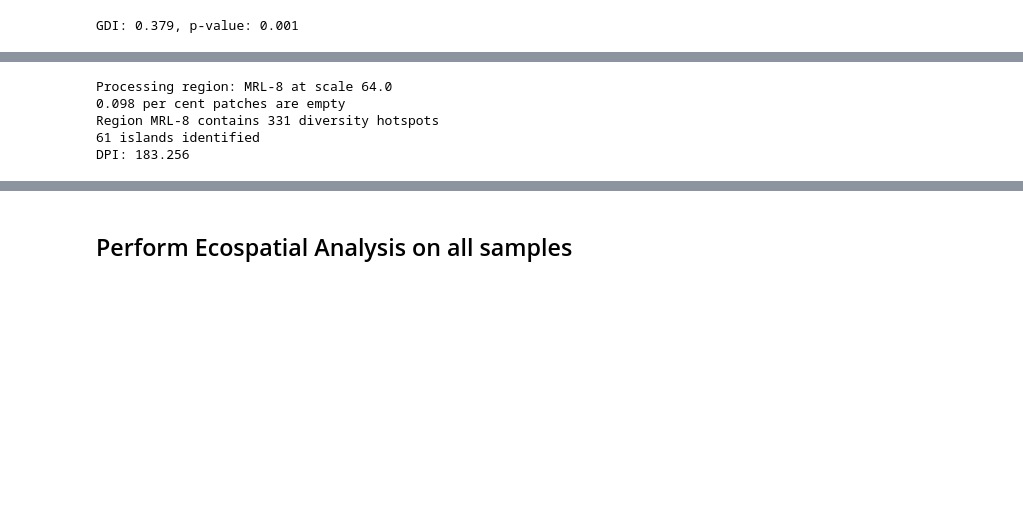
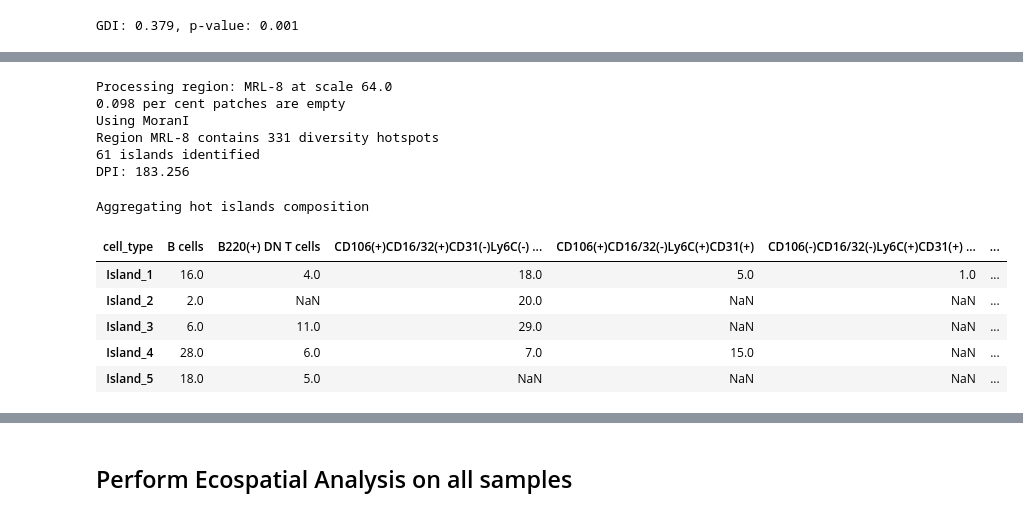
Before and after one commit to Feanor007/MESA, a Jupyter notebook: docs/notebooks/tutorials/MESA_Tutorials.ipynb, the cells around one changed output, grey strips where cells are left out. Cells and saved outputs as stored; diff of their text form; code cells hidden in the pictures; blank space fills up the shorter version.

```diff
--- a/docs/notebooks/tutorials/MESA_Tutorials.ipynb
+++ b/docs/notebooks/tutorials/MESA_Tutorials.ipynb
@@ -144,17 +189,42 @@ Hot = True
 proximity_I = eco.calculate_DPI(spatial_data=adata,
                                 scale=64.0,
                                 library_key='sample',
-                                library_ids=[sample_id],
+                                library_id=[sample_id],
                                 spatial_key='spatial',
                                 cluster_key='cell_type',
                                 hotspot=Hot,
                                 mode='MoranI',
                                 p_value=0.01,
                                 metric='Shannon Diversity')
-print(f"DPI: {proximity_I.get(sample_id)[0]:.3f}")
+print(f"DPI: {proximity_I.loc[sample_id,'DPI']:.3f}")
 # %% [output]
 Processing region: MRL-8 at scale 64.0
 0.098 per cent patches are empty
+Using MoranI
 Region MRL-8 contains 331 diversity hotspots
 61 islands identified
 DPI: 183.256
+# %%
+# Visualise Islands composition and similarity
+from scipy.spatial.distance import pdist, squareform
+labelled_hot, num_hot_islands = eco._utils._label_islands(hotspots, rook=True)
+labelled_cold, num_cold_islands = eco._utils._label_islands(coldspots, rook=True)
+if Hot:
+    print(f"Aggregating hot islands composition")
+    filtered_patches_coordinates = [patch for patch, is_hotspot in zip(patches_coordinates, hotspots.flatten()) if is_hotspot]
+    filtered_patches_comp = [patch for patch, is_hotspot in zip(patches_comp, hotspots.flatten()) if is_hotspot]
+    island_comp = eco._utils.aggregate_spot_compositions(labelled_hot, patches_comp)
+else:
+    print(f"Aggregating cold islands composition")
+    filtered_patches_coordinates = [patch for patch, is_coldspot in zip(patches_coordinates, coldspots.flatten()) if is_coldspot]
+    filtered_patches_comp = [patch for patch, is_coldspot in zip(patches_comp, coldspots.flatten()) if is_coldspot]
+    island_comp = eco._utils.aggregate_spot_compositions(labelled_cold, patches_comp)
+island_comp.head()
+# %% [output]
+Aggregating hot islands composition
+| cell_type | B cells | B220(+) DN T cells | CD106(+)CD16/32(+)CD31(-)Ly6C(-) ... | CD106(+)CD16/32(-)Ly6C(+)CD31(+) | CD106(-)CD16/32(-)Ly6C(+)CD31(+) ... | ... |
+| Island_1 | 16.0 | 4.0 | 18.0 | 5.0 | 1.0 | ... |
+| Island_2 | 2.0 | NaN | 20.0 | NaN | NaN | ... |
+| Island_3 | 6.0 | 11.0 | 29.0 | NaN | NaN | ... |
+| Island_4 | 28.0 | 6.0 | 7.0 | 15.0 | NaN | ... |
+| Island_5 | 18.0 | 5.0 | NaN | NaN | NaN | ... |
```
Also changed, not shown: parts of 10 cells of this notebook, 14 other files.
